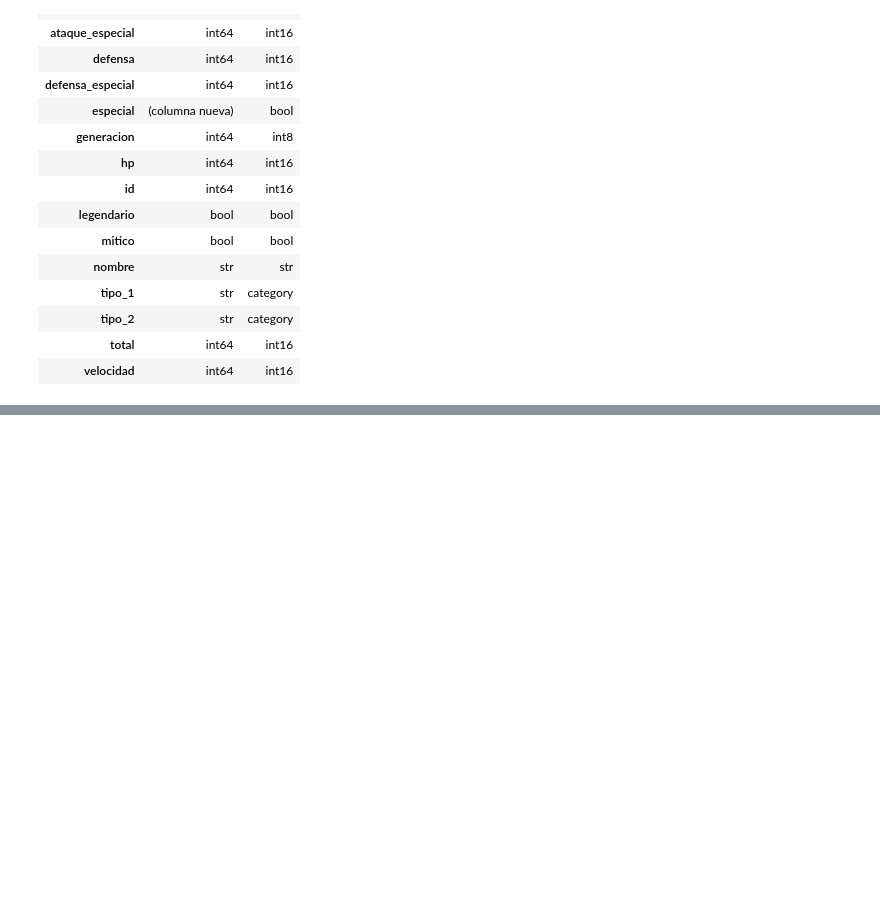
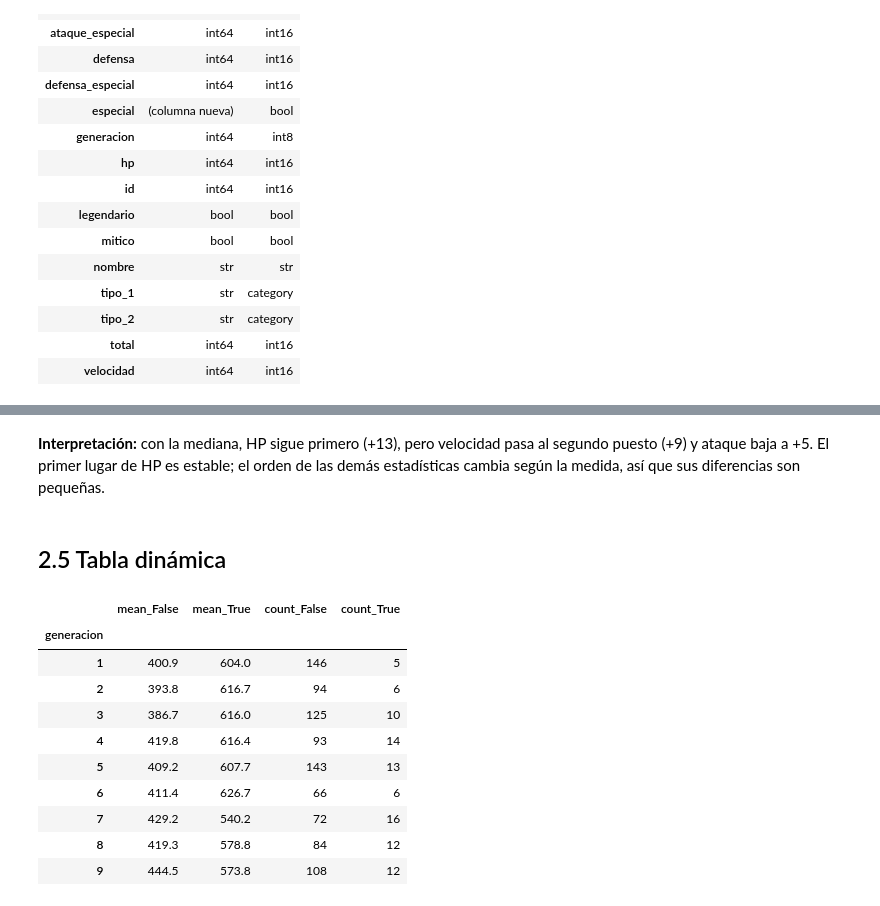
Before and after one commit to brandonmesamm-png/pokemon-generaciones, a Jupyter notebook: notebooks/data_preparation.ipynb, the cells around one changed output, grey strips where cells are left out. Drawn from its saved outputs; the diff is of its cells as text; code cells hidden in the pictures; blank space fills up the shorter version.

```diff
--- a/notebooks/data_preparation.ipynb
+++ b/notebooks/data_preparation.ipynb
@@ -275,0 +486,21 @@ pd.DataFrame({'antes': pokemon_crudo.dtypes.astype(str),
+# %% [markdown]
+**Interpretación:** con la mediana, HP sigue primero (+13), pero velocidad pasa al segundo puesto (+9) y ataque baja a +5. El primer lugar de HP es estable; el orden de las demás estadísticas cambia según la medida, así que sus diferencias son pequeñas.
+# %% [markdown]
+## 2.5 Tabla dinámica
+# %%
+dinamica_total = pokemon.pivot_table(index='generacion', columns='especial',
+                                     values='total', aggfunc=['mean', 'count']).round(1)
+dinamica_total.columns = ['_'.join(map(str, columna)) for columna in dinamica_total.columns]
+dinamica_total
+# %% [output]
+|  | mean_False | mean_True | count_False | count_True |
+| generacion |  |  |  |  |
+| 1 | 400.9 | 604.0 | 146 | 5 |
+| 2 | 393.8 | 616.7 | 94 | 6 |
+| 3 | 386.7 | 616.0 | 125 | 10 |
+| 4 | 419.8 | 616.4 | 93 | 14 |
+| 5 | 409.2 | 607.7 | 143 | 13 |
+| 6 | 411.4 | 626.7 | 66 | 6 |
+| 7 | 429.2 | 540.2 | 72 | 16 |
+| 8 | 419.3 | 578.8 | 84 | 12 |
+| 9 | 444.5 | 573.8 | 108 | 12 |
```
Also changed, not shown: parts of 23 cells of this notebook.
